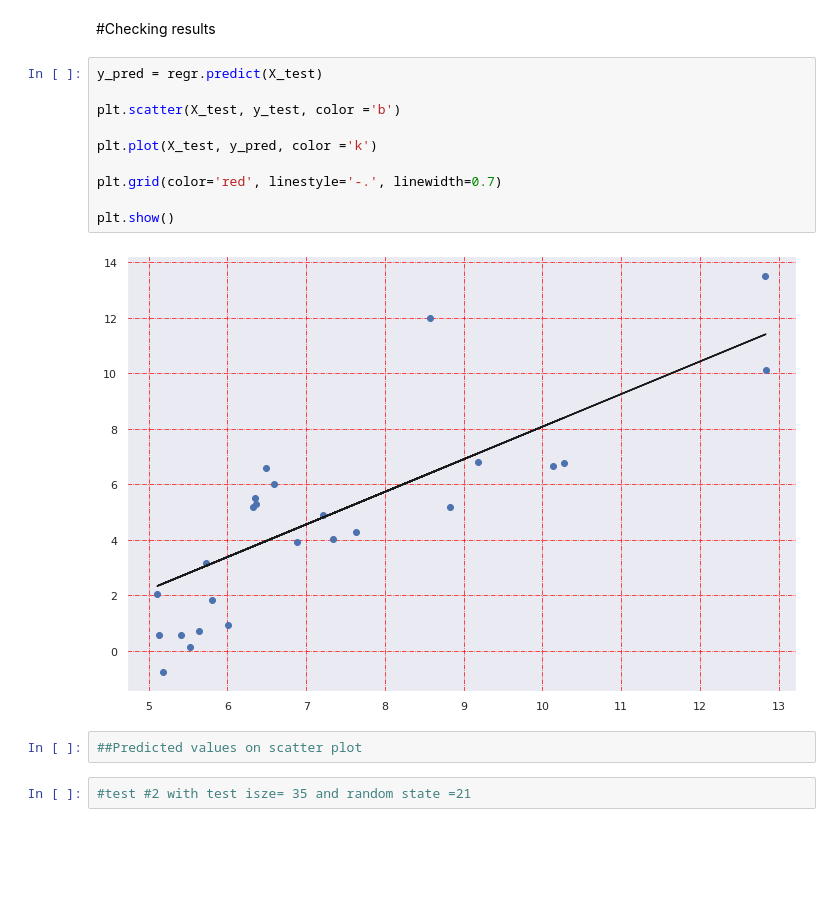
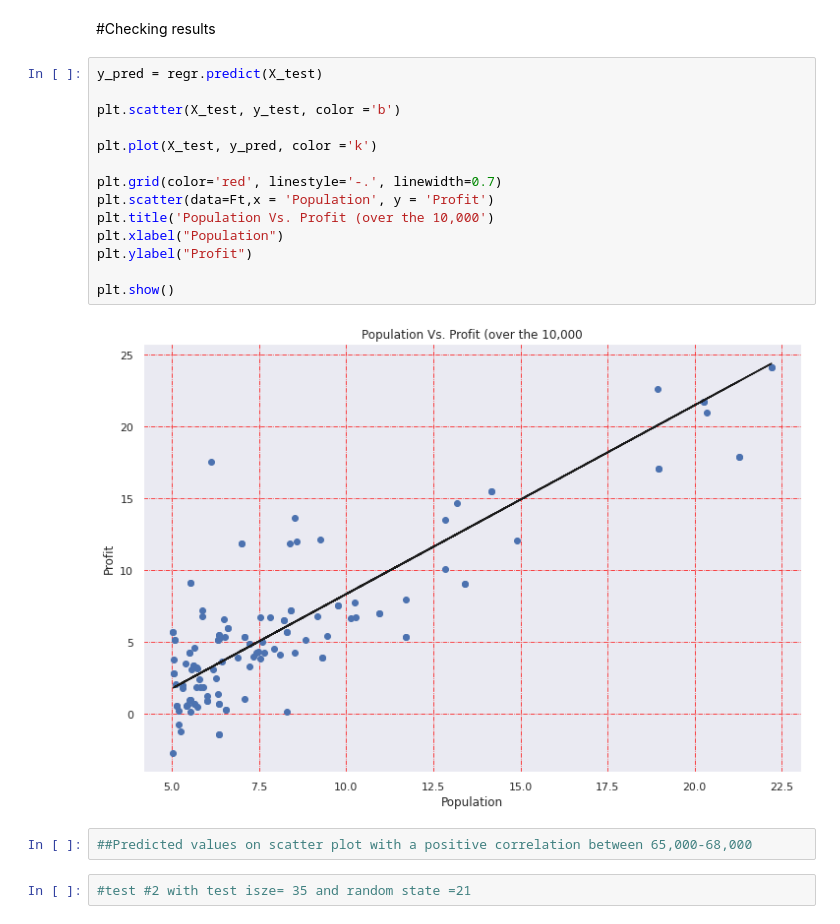
Before and after one commit to jlopez1288/Predictive_Analytics101, a Jupyter notebook: Food_Truck_Analysis_JennLopez.ipynb, the cells around one changed output. Saved outputs shown, nothing was run; the diff lists cells and outputs as text; blank space fills up the shorter version.

```diff
--- a/Food_Truck_Analysis_JennLopez.ipynb
+++ b/Food_Truck_Analysis_JennLopez.ipynb
@@ -158,17 +158,21 @@ print(regr.score(X_test, y_test))
 # %%
 y_pred = regr.predict(X_test)
 
 plt.scatter(X_test, y_test, color ='b')
 
 plt.plot(X_test, y_pred, color ='k')
 
 plt.grid(color='red', linestyle='-.', linewidth=0.7)
+plt.scatter(data=Ft,x = 'Population', y = 'Profit')
+plt.title('Population Vs. Profit (over the 10,000')
+plt.xlabel("Population")
+plt.ylabel("Profit")
 
 plt.show()
 # %% [output]
-[figure, old version]
+[figure, new version]
 # %%
-##Predicted values on scatter plot
+##Predicted values on scatter plot with a positive correlation between 65,000-68,000
 # %%
 #test #2 with test isze= 35 and random state =21
 # %%
```
Also changed, not shown: parts of 2 cells of this notebook.
